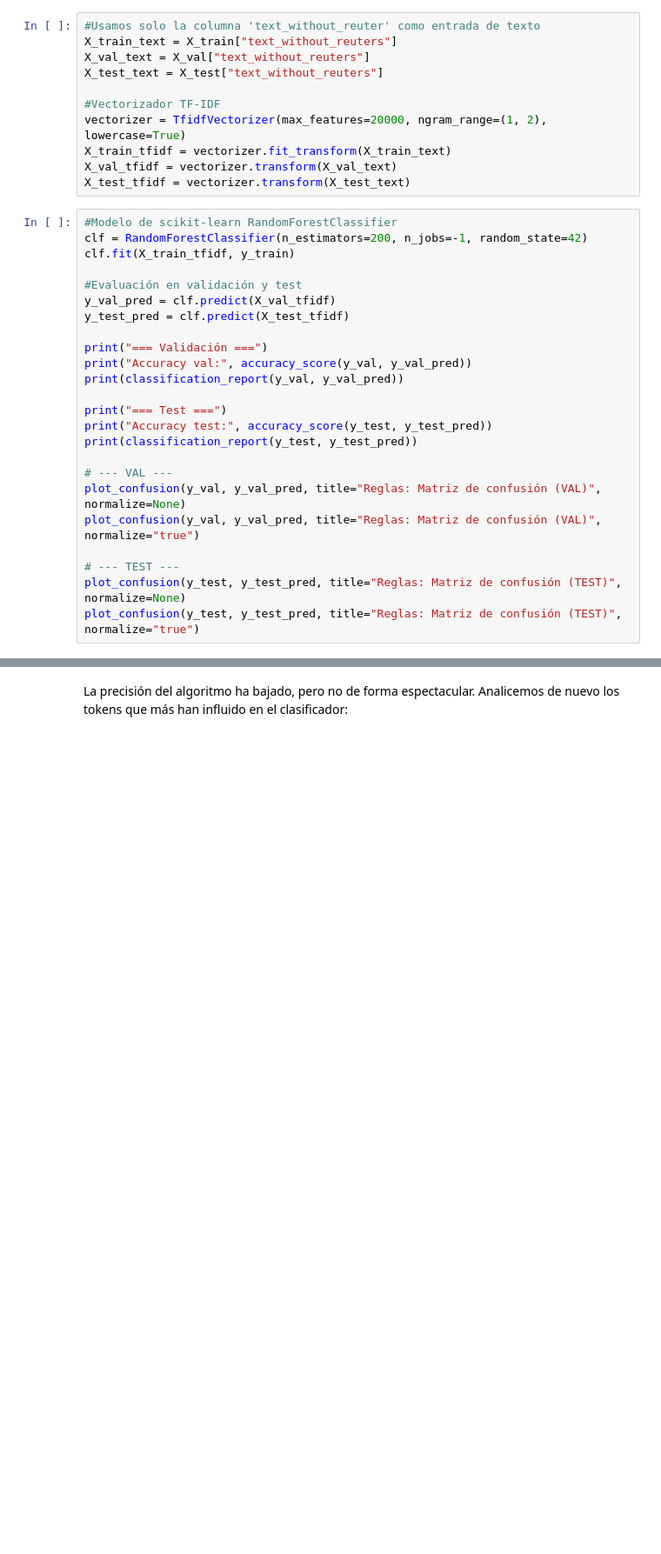
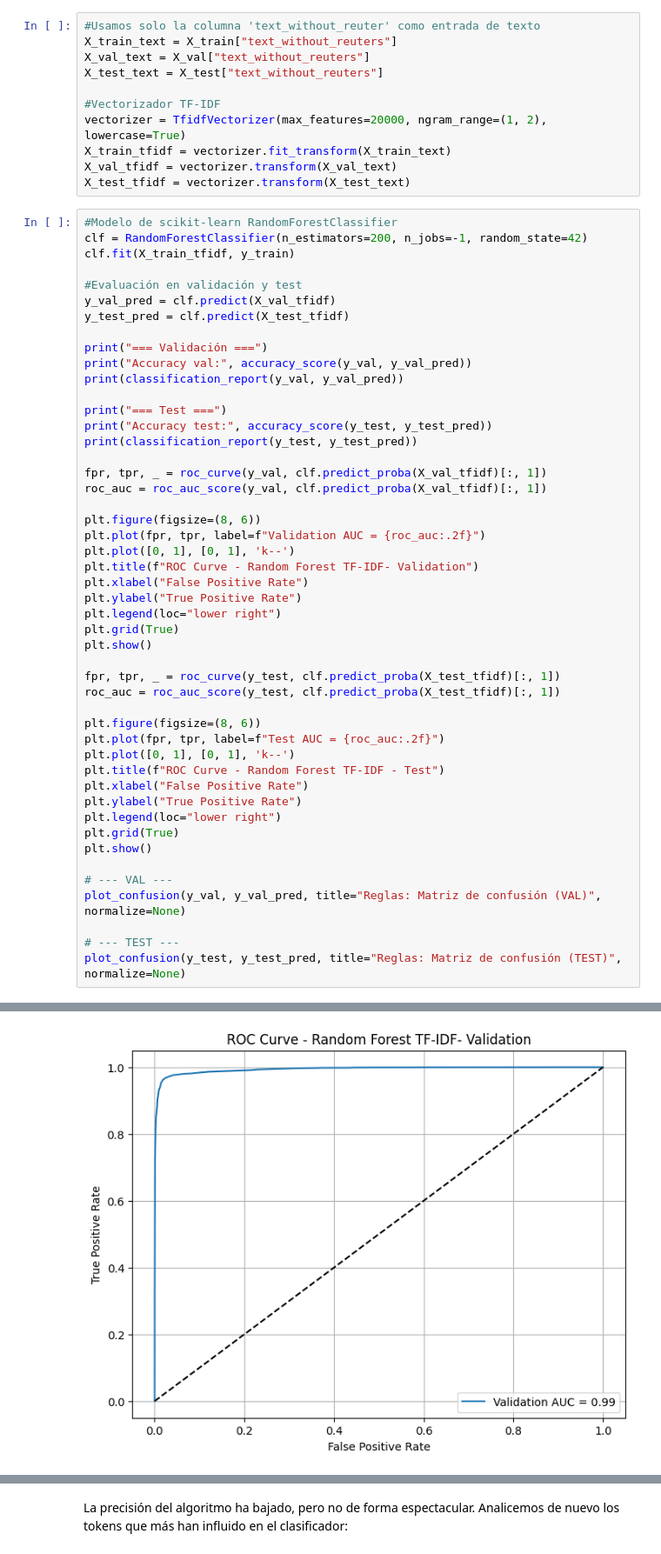
Before and after one commit to dalouc/td_project, a Jupyter notebook: main.ipynb, the cells around one changed output, grey strips where cells are left out. Shown at 87% size. Drawn from its saved outputs; the diff is of its cells as text; blank space fills up the shorter version.

Commit message:
Changes - Add ROC curve - Add README

```diff
--- a/main.ipynb
+++ b/main.ipynb
@@ -454,32 +446,57 @@ print("=== Validación ===")
 print("Accuracy val:", accuracy_score(y_val, y_val_pred))
 print(classification_report(y_val, y_val_pred))
 
 print("=== Test ===")
 print("Accuracy test:", accuracy_score(y_test, y_test_pred))
 print(classification_report(y_test, y_test_pred))
 
+fpr, tpr, _ = roc_curve(y_val, clf.predict_proba(X_val_tfidf)[:, 1])
+roc_auc = roc_auc_score(y_val, clf.predict_proba(X_val_tfidf)[:, 1])
+
+plt.figure(figsize=(8, 6))
+plt.plot(fpr, tpr, label=f"Validation AUC = {roc_auc:.2f}")
+plt.plot([0, 1], [0, 1], 'k--')
+plt.title(f"ROC Curve - Random Forest TF-IDF- Validation")
+plt.xlabel("False Positive Rate")
+plt.ylabel("True Positive Rate")
+plt.legend(loc="lower right")
+plt.grid(True)
+plt.show()
+
+fpr, tpr, _ = roc_curve(y_test, clf.predict_proba(X_test_tfidf)[:, 1])
+roc_auc = roc_auc_score(y_test, clf.predict_proba(X_test_tfidf)[:, 1])
+
+plt.figure(figsize=(8, 6))
+plt.plot(fpr, tpr, label=f"Test AUC = {roc_auc:.2f}")
+plt.plot([0, 1], [0, 1], 'k--')
+plt.title(f"ROC Curve - Random Forest TF-IDF - Test")
+plt.xlabel("False Positive Rate")
+plt.ylabel("True Positive Rate")
+plt.legend(loc="lower right")
+plt.grid(True)
+plt.show()
+
 # --- VAL ---
 plot_confusion(y_val, y_val_pred, title="Reglas: Matriz de confusión (VAL)", normalize=None)
-plot_confusion(y_val, y_val_pred, title="Reglas: Matriz de confusión (VAL)", normalize="true")
 
 # --- TEST ---
 plot_confusion(y_test, y_test_pred, title="Reglas: Matriz de confusión (TEST)", normalize=None)
-plot_confusion(y_test, y_test_pred, title="Reglas: Matriz de confusión (TEST)", normalize="true")
 # %% [output]
 === Validación ===
 Accuracy val: 0.9681368574671639
               precision    recall  f1-score   support
 
            0       0.97      0.96      0.97      6051
            1       0.96      0.98      0.97      6283
 
     accuracy                           0.97     12334
    macro avg       0.97      0.97      0.97     12334
 weighted avg       0.97      0.97      0.97     12334
 
 === Test ===
 ... (5 lines left out)
 
     accuracy                           0.96     12334
    macro avg       0.96      0.96      0.96     12334
 weighted avg       0.96      0.96      0.96     12334
+[figure, added]
```
Also changed, not shown: parts of 11 cells of this notebook, 29 other files.
